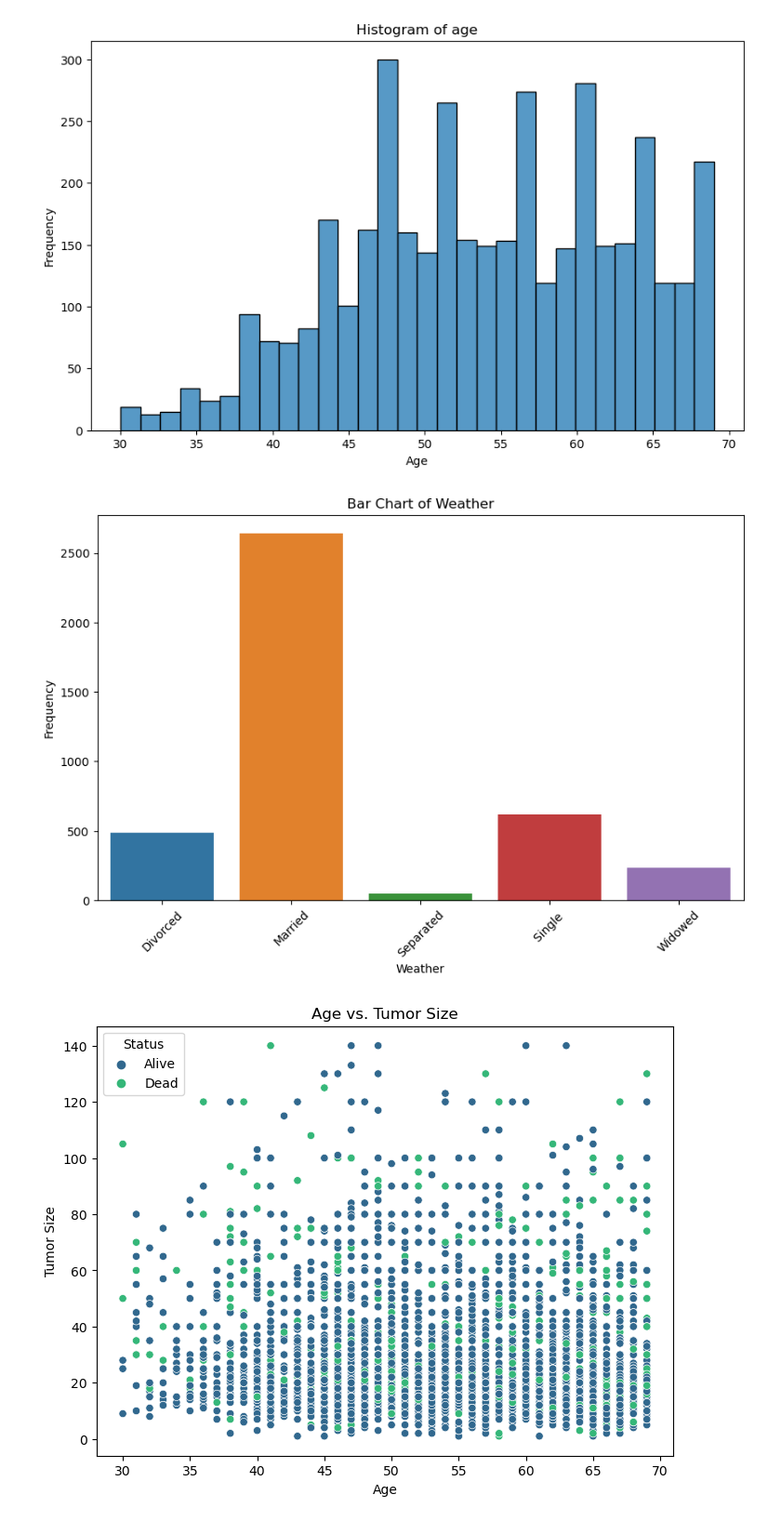
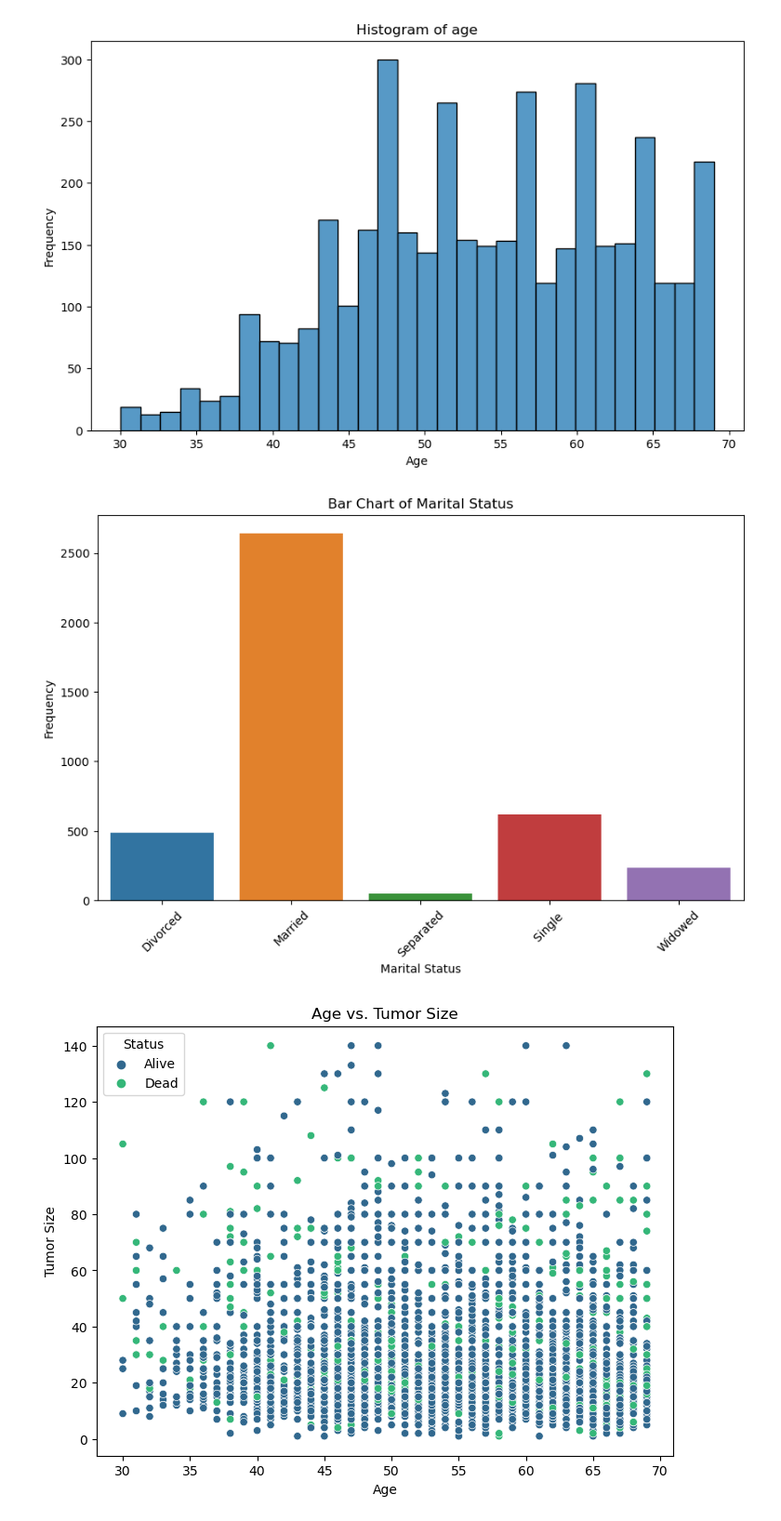
Before and after one commit to ribesh9/data-science, a Jupyter notebook: Rosnilab2.ipynb, the cells around one changed output. Shown at 93% size. Drawn from its saved outputs; the diff is of its cells as text; code cells hidden in the pictures.

```diff
--- a/Rosnilab2.ipynb
+++ b/Rosnilab2.ipynb
@@ -185,14 +185,14 @@ plt.show()
 # %%
 # Bar plot for
 plt.figure(figsize=(10, 6))
 sns.countplot(x=df['Marital Status'])
-plt.title('Bar Chart of Weather')
-plt.xlabel('Weather')
+plt.title('Bar Chart of Marital Status')
+plt.xlabel('Marital Status')
 plt.ylabel('Frequency')
 plt.xticks(rotation=45)
 plt.show()
 # %% [output]
-[figure, old version]
+[figure, new version]
 # %%
 plt.figure(figsize=(8, 6))
 sns.scatterplot(x='Age', y='Tumor Size', data=df, hue='Status', palette='viridis')
```
